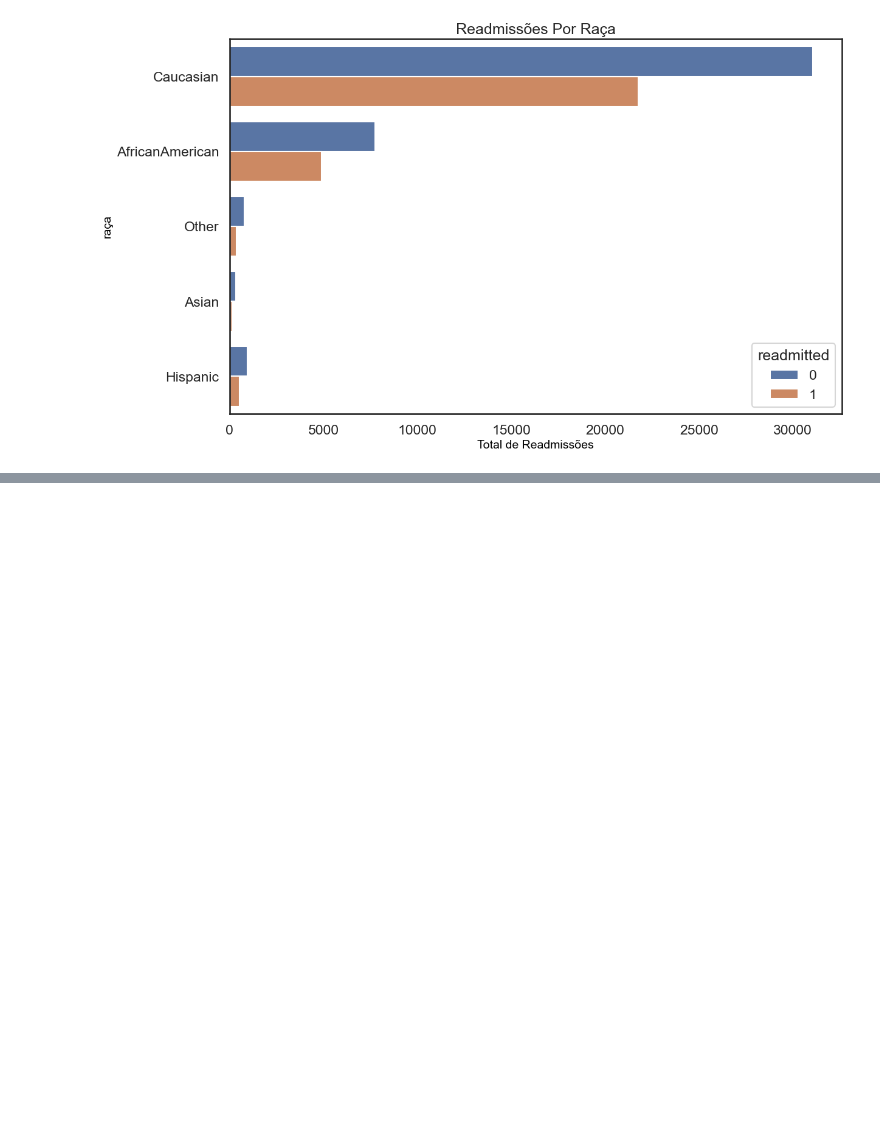
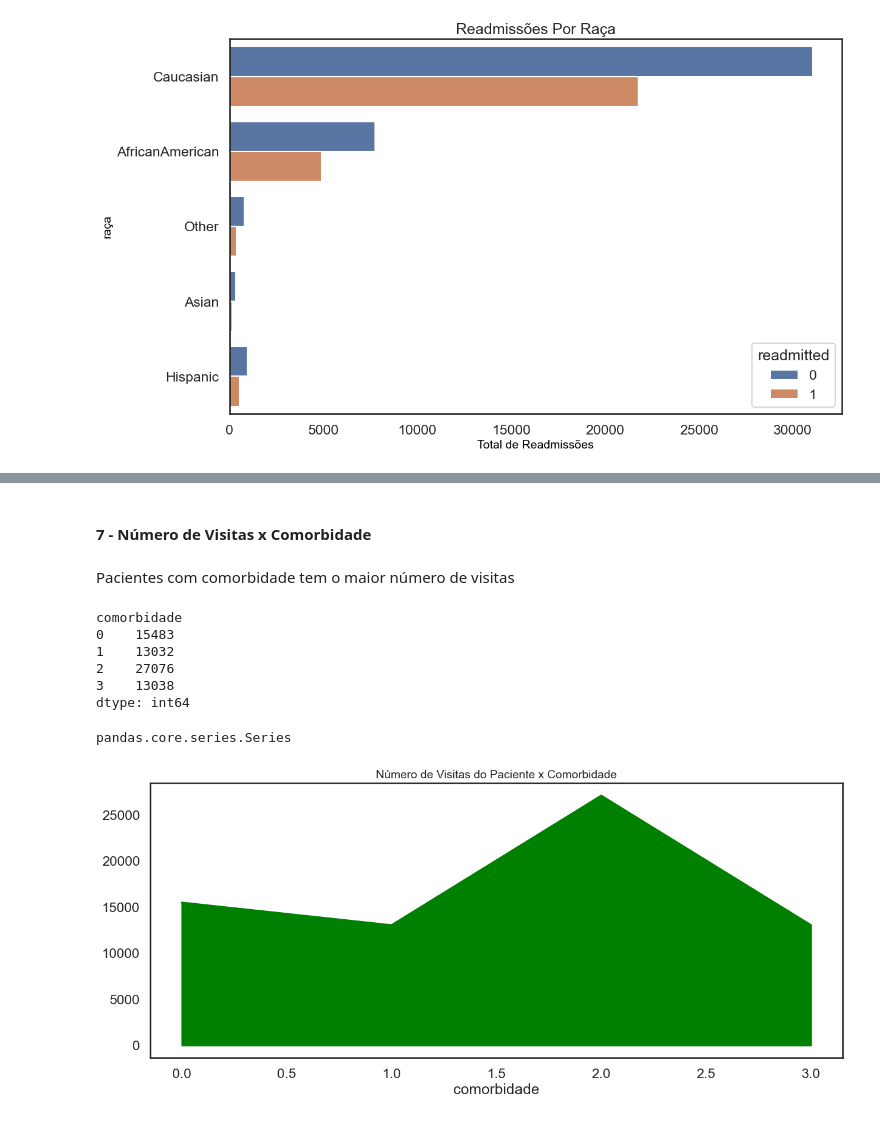
Before and after one commit to SanTavaresD/Analise_de_Dados_com_Linguagem_Python, a Jupyter notebook: 9_Engenharia_de_atributos/projeto_8_parte_2.ipynb, the cells around one changed output, grey strips where cells are left out. Drawn from its saved outputs; the diff is of its cells as text; code cells hidden in the pictures; blank space fills up the shorter version.

```diff
--- a/9_Engenharia_de_atributos/projeto_8_parte_2.ipynb
+++ b/9_Engenharia_de_atributos/projeto_8_parte_2.ipynb
@@ -287,0 +340,41 @@ plt.show()
+# %% [markdown]
+#### 7 - Número de Visitas x Comorbidade
+# %% [markdown]
+Pacientes com comorbidade tem o maior número de visitas
+# %%
+# Criamos a tabela de contigência
+num_visitas_comorbidade = pd.crosstab(dados.number_inpatient, dados.comorbidade).sum()
+num_visitas_comorbidade
+# %% [output]
+comorbidade
+0    15483
+1    13032
+2    27076
+3    13038
+dtype: int64
+# %%
+# Tipo
+type(num_visitas_comorbidade)
+# %% [output]
+pandas.core.series.Series
+# %%
+# Cria o gráfico
+# https://pandas.pydata.org/pandas-docs/stable/reference/api/pandas.Series.plot.html
+fig = num_visitas_comorbidade.plot(kind = 'area',
+                                   figsize = (15, 6),
+                                   color = 'Green')
+
+# Coloca os totais em cada uma das barras como labels
+for p in fig.patches:
+    fig.annotate('{:.0f}'.format(p.get_height()),
+                 (p.get_x() + 0.2, p.get_height()),
+                 ha = 'center',
+                 va = 'bottom',
+                 fontsize = 14,
+                 color = 'black')
+
+# Título
+plt.title("Número de Visitas do Paciente x Comorbidade", fontsize = 14)
+plt.show()
+# %% [output]
+[figure, added]
```
Also changed, not shown: parts of 9 cells of this notebook.
